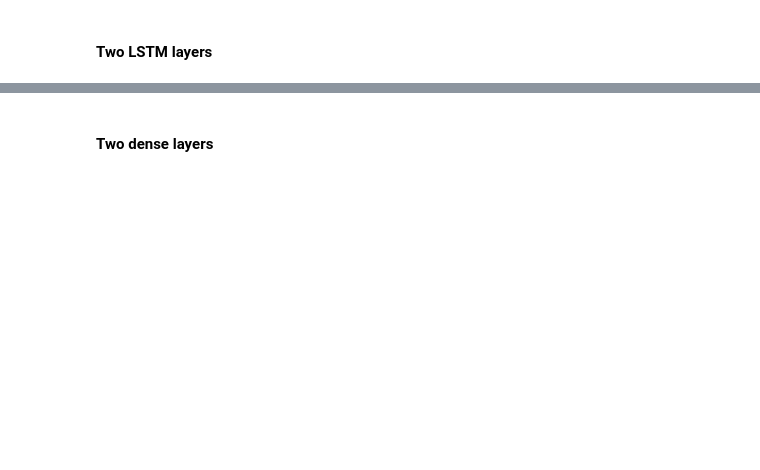
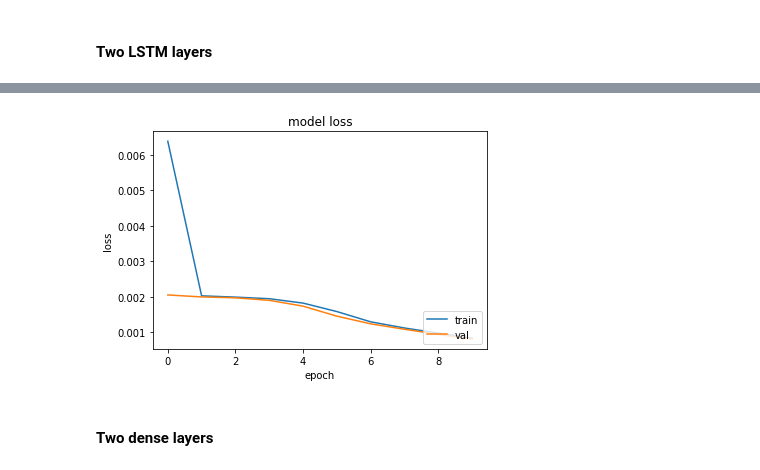
Before and after one commit to solveijm/NLP, a Jupyter notebook: Assignment1/A1.ipynb, the cells around one changed output, grey strips where cells are left out. Saved outputs shown, nothing was run; the diff lists cells and outputs as text; code cells hidden in the pictures; blank space fills up the shorter version.

```diff
--- a/Assignment1/A1.ipynb
+++ b/Assignment1/A1.ipynb
@@ -526,3 +551,7 @@ Epoch 10/10
+# %%
+plot_loss(doubleLSTM_training)
+# %% [output]
+[figure, added]
 # %%
 doubleLSTM_model.save_weights('models/doubleLSTM_model_weights.h5') #Save model
 # %% [markdown]
```
Also changed, not shown: parts of 21 cells of this notebook.
